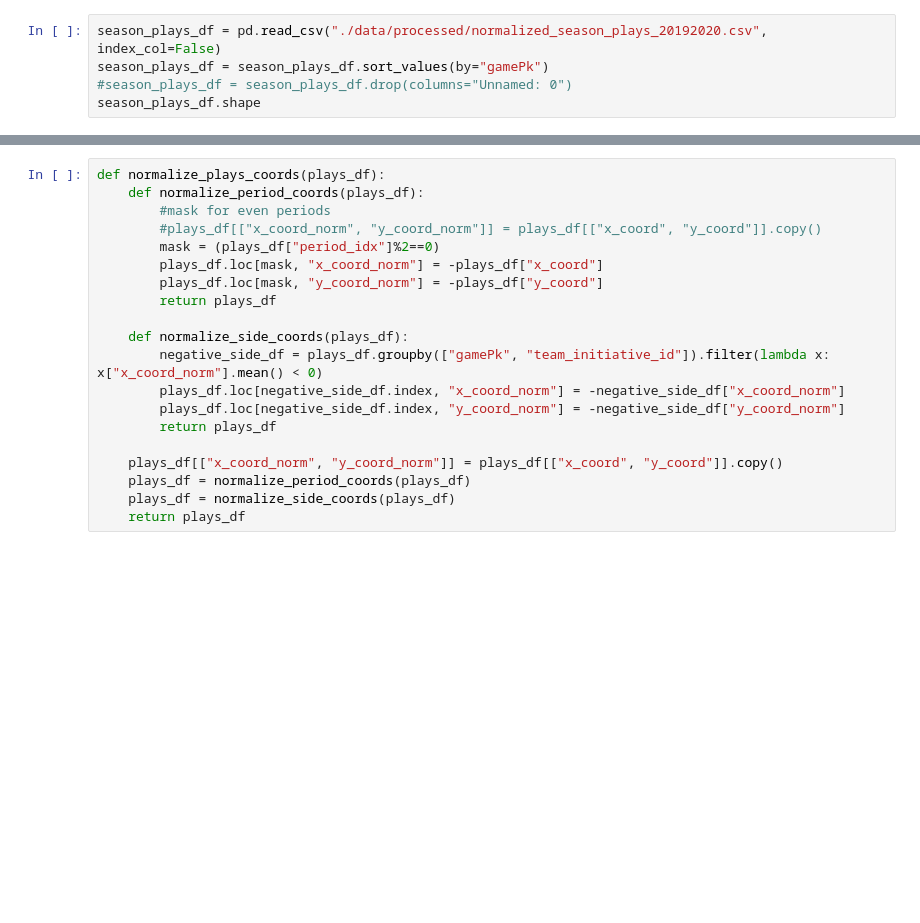
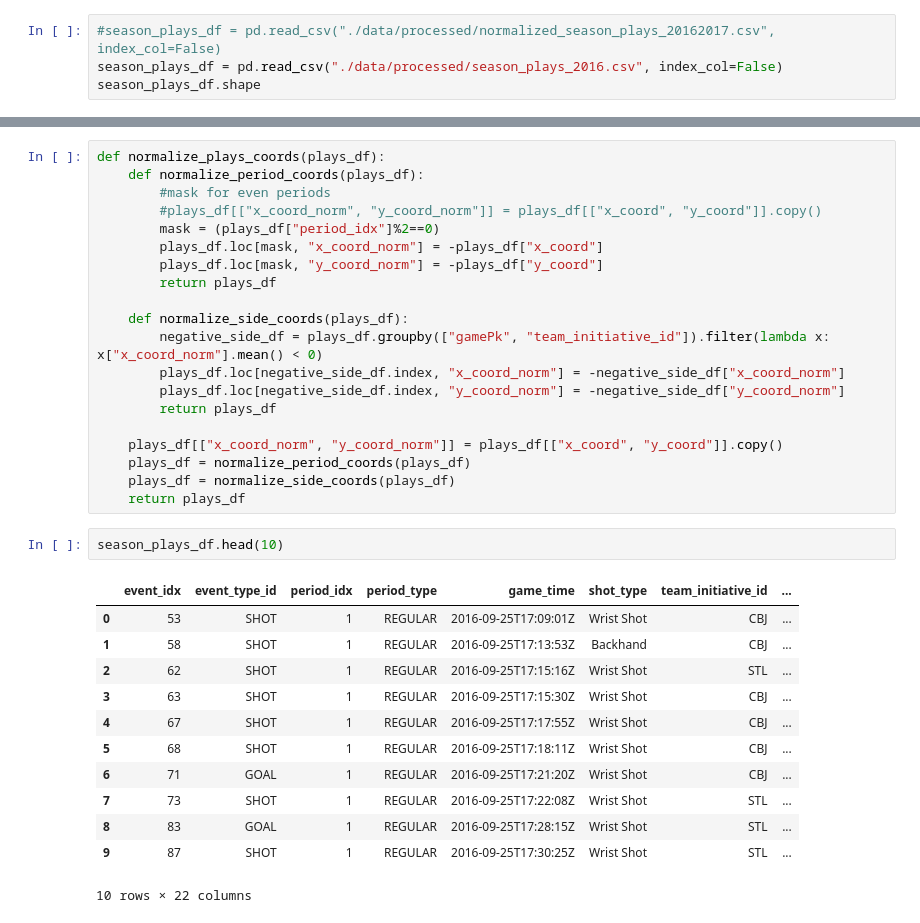
Before and after one commit to DS-IFT6750-project-collaboration/Hockey-all-star-analytics, a Jupyter notebook: ift6758-milestone1_tj.ipynb, the cells around one changed output, grey strips where cells are left out. Cells and saved outputs as stored; diff of their text form; blank space fills up the shorter version.

```diff
--- a/ift6758-milestone1_tj.ipynb
+++ b/ift6758-milestone1_tj.ipynb
@@ -282,8 +287,7 @@ from ipywidgets import interact, SelectionSlider
 import plotly.express as px
 import plotly.graph_objects as go
 # %%
-season_plays_df = pd.read_csv("./data/processed/normalized_season_plays_20192020.csv", index_col=False)
-season_plays_df = season_plays_df.sort_values(by="gamePk")
-#season_plays_df = season_plays_df.drop(columns="Unnamed: 0")
+#season_plays_df = pd.read_csv("./data/processed/normalized_season_plays_20162017.csv", index_col=False)
+season_plays_df = pd.read_csv("./data/processed/season_plays_2016.csv", index_col=False)
 season_plays_df.shape
 # %% [output]
@@ -342,6 +343,21 @@ def normalize_plays_coords(plays_df):
     plays_df = normalize_period_coords(plays_df)
     plays_df = normalize_side_coords(plays_df)
     return plays_df
+# %%
+season_plays_df.head(10)
+# %% [output]
+|  | event_idx | event_type_id | period_idx | period_type | game_time | shot_type | team_initiative_id | ... |
+| 0 | 53 | SHOT | 1 | REGULAR | 2016-09-25T17:09:01Z | Wrist Shot | CBJ | ... |
+| 1 | 58 | SHOT | 1 | REGULAR | 2016-09-25T17:13:53Z | Backhand | CBJ | ... |
+| 2 | 62 | SHOT | 1 | REGULAR | 2016-09-25T17:15:16Z | Wrist Shot | STL | ... |
+| 3 | 63 | SHOT | 1 | REGULAR | 2016-09-25T17:15:30Z | Wrist Shot | CBJ | ... |
+| 4 | 67 | SHOT | 1 | REGULAR | 2016-09-25T17:17:55Z | Wrist Shot | CBJ | ... |
+| 5 | 68 | SHOT | 1 | REGULAR | 2016-09-25T17:18:11Z | Wrist Shot | CBJ | ... |
+| 6 | 71 | GOAL | 1 | REGULAR | 2016-09-25T17:21:20Z | Wrist Shot | CBJ | ... |
+| 7 | 73 | SHOT | 1 | REGULAR | 2016-09-25T17:22:08Z | Wrist Shot | STL | ... |
+| 8 | 83 | GOAL | 1 | REGULAR | 2016-09-25T17:28:15Z | Wrist Shot | STL | ... |
+| 9 | 87 | SHOT | 1 | REGULAR | 2016-09-25T17:30:25Z | Wrist Shot | STL | ... |
+10 rows × 22 columns
 # %%
 def explore_shots(plays_df):
     @interact(
```
Also changed, not shown: parts of 14 cells of this notebook, 11 other files.
